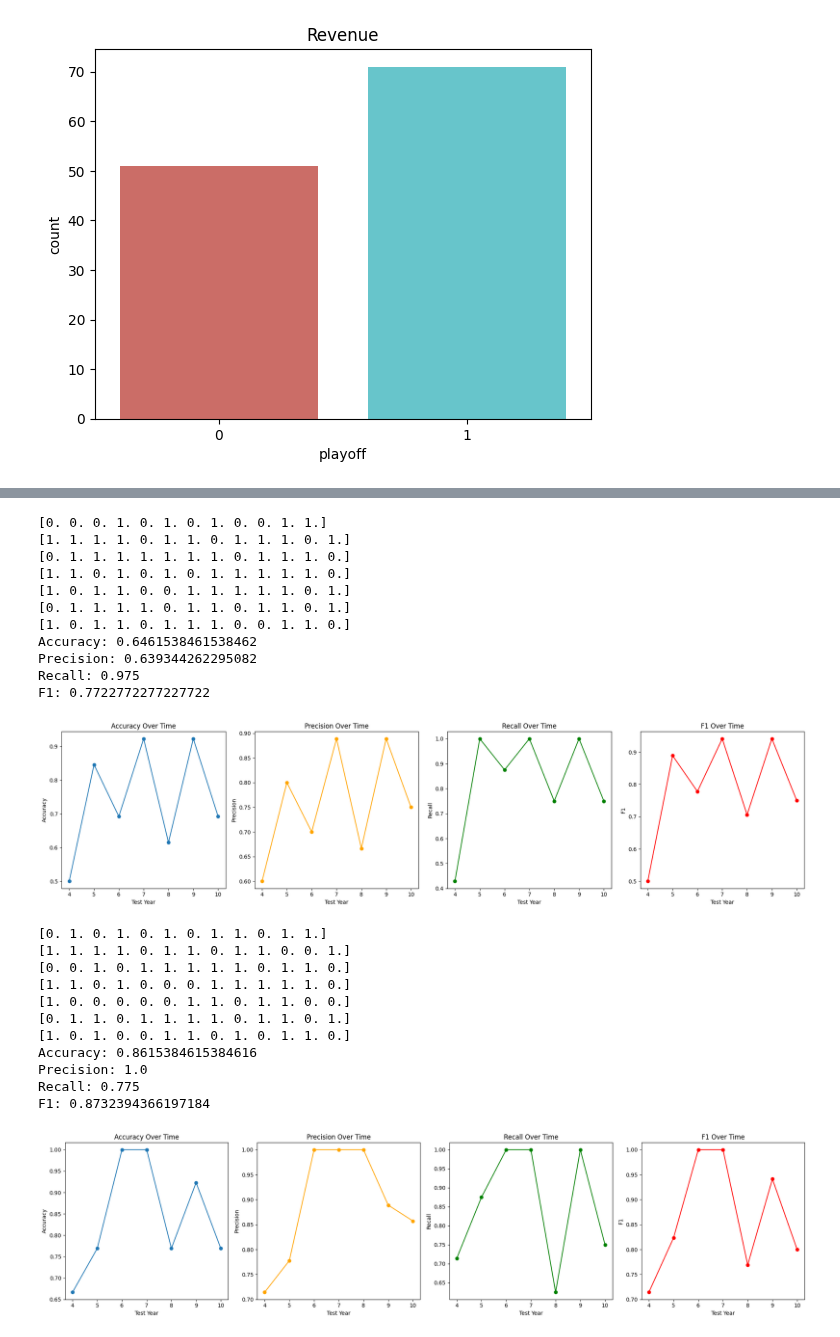
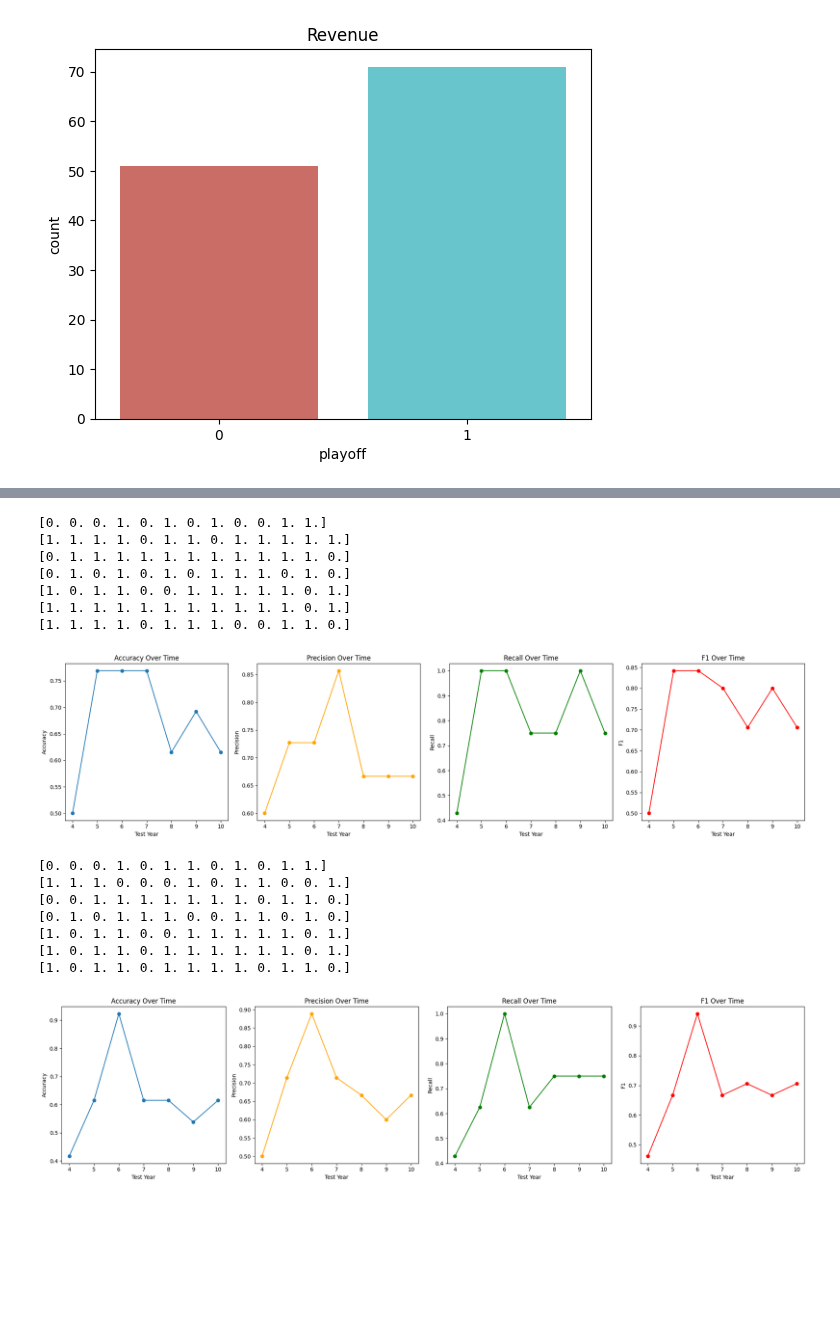
Before and after one commit to Joanaigs/Predict-WNBA-Winners-AC-66, a Jupyter notebook: data_training.ipynb, the cells around one changed output, grey strips where cells are left out. Drawn from its saved outputs; the diff is of its cells as text; code cells hidden in the pictures; blank space fills up the shorter version.

```diff
--- a/data_training.ipynb
+++ b/data_training.ipynb
@@ -19,3 +20,10 @@ import matplotlib.pyplot as plt
+# %%
+def split_data(df):
+    # Filter the rows based on the 'confID_EA' and 'confID_EW' values
+    confEA_data = df[df['confID_EA'] == 1]
+    confEW_data = df[df['confID_WE'] == 1]
+
+    return confEA_data, confEW_data
 # %%
 df_teams=pd.read_csv('data_merged.csv')
 
@@ -277,47 +189,29 @@ F1: 0.7073170731707318
 # %%
 model =SVC()
 years_tested, accuracy_scores, precision_scores, recall_scores, f1_scores = train_evaluate_decision_tree_graph(model, df_teams, scaling=True)
-accuracy, precision, recall, f1 = train_evaluate_decision_tree(model, df_teams, scaling=True)
-print(f"Accuracy: {accuracy}")
-print(f"Precision: {precision}")
-print(f"Recall: {recall}")
-print(f"F1: {f1}")
 plot_metrics_over_time(years_tested, accuracy_scores, precision_scores, recall_scores, f1_scores)
 # %% [output]
 [0. 0. 0. 1. 0. 1. 0. 1. 0. 0. 1. 1.]
-[1. 1. 1. 1. 0. 1. 1. 0. 1. 1. 1. 0. 1.]
-[0. 1. 1. 1. 1. 1. 1. 1. 0. 1. 1. 1. 0.]
-[1. 1. 0. 1. 0. 1. 0. 1. 1. 1. 1. 1. 0.]
+[1. 1. 1. 1. 0. 1. 1. 0. 1. 1. 1. 1. 1.]
+[0. 1. 1. 1. 1. 1. 1. 1. 1. 1. 1. 1. 0.]
+[0. 1. 0. 1. 0. 1. 0. 1. 1. 1. 0. 1. 0.]
 [1. 0. 1. 1. 0. 0. 1. 1. 1. 1. 1. 0. 1.]
-[0. 1. 1. 1. 1. 0. 1. 1. 0. 1. 1. 0. 1.]
-[1. 0. 1. 1. 0. 1. 1. 1. 0. 0. 1. 1. 0.]
-Accuracy: 0.6461538461538462
-Precision: 0.639344262295082
-Recall: 0.975
-F1: 0.7722772277227722
+[1. 1. 1. 1. 1. 1. 1. 1. 1. 1. 1. 0. 1.]
+[1. 1. 1. 1. 0. 1. 1. 1. 0. 0. 1. 1. 0.]
-[figure, old version]
+[figure, new version]
 # %%
 model = LogisticRegression()
 years_tested, accuracy_scores, precision_scores, recall_scores, f1_scores = train_evaluate_decision_tree_graph(model, df_teams, scaling=True)
-accuracy, precision, recall, f1 = train_evaluate_decision_tree(model, df_teams, scaling=True)
-print(f"Accuracy: {accuracy}")
-print(f"Precision: {precision}")
-print(f"Recall: {recall}")
-print(f"F1: {f1}")
 plot_metrics_over_time(years_tested, accuracy_scores, precision_scores, recall_scores, f1_scores)
 # %% [output]
-[0. 1. 0. 1. 0. 1. 0. 1. 1. 0. 1. 1.]
-[1. 1. 1. 1. 0. 1. 1. 0. 1. 1. 0. 0. 1.]
-[0. 0. 1. 0. 1. 1. 1. 1. 1. 0. 1. 1. 0.]
-[1. 1. 0. 1. 0. 0. 0. 1. 1. 1. 1. 1. 0.]
-[1. 0. 0. 0. 0. 0. 1. 1. 0. 1. 1. 0. 0.]
-[0. 1. 1. 0. 1. 1. 1. 1. 0. 1. 1. 0. 1.]
-[1. 0. 1. 0. 0. 1. 1. 0. 1. 0. 1. 1. 0.]
-Accuracy: 0.8615384615384616
-Precision: 1.0
-Recall: 0.775
-F1: 0.8732394366197184
+[0. 0. 0. 1. 0. 1. 1. 0. 1. 0. 1. 1.]
+[1. 1. 1. 0. 0. 0. 1. 0. 1. 1. 0. 0. 1.]
+[0. 0. 1. 1. 1. 1. 1. 1. 1. 0. 1. 1. 0.]
+[0. 1. 0. 1. 1. 1. 0. 0. 1. 1. 0. 1. 0.]
+[1. 0. 1. 1. 0. 0. 1. 1. 1. 1. 1. 0. 1.]
+[1. 0. 1. 1. 0. 1. 1. 1. 1. 1. 1. 0. 1.]
+[1. 0. 1. 1. 0. 1. 1. 1. 1. 0. 1. 1. 0.]
-[figure, old version]
+[figure, new version]
 # %%
 model = MLPClassifier()
 years_tested, accuracy_scores, precision_scores, recall_scores, f1_scores = train_evaluate_decision_tree_graph(model, df_teams, scaling=True)
```
Also changed, not shown: parts of 10 cells of this notebook, 2 other files.
